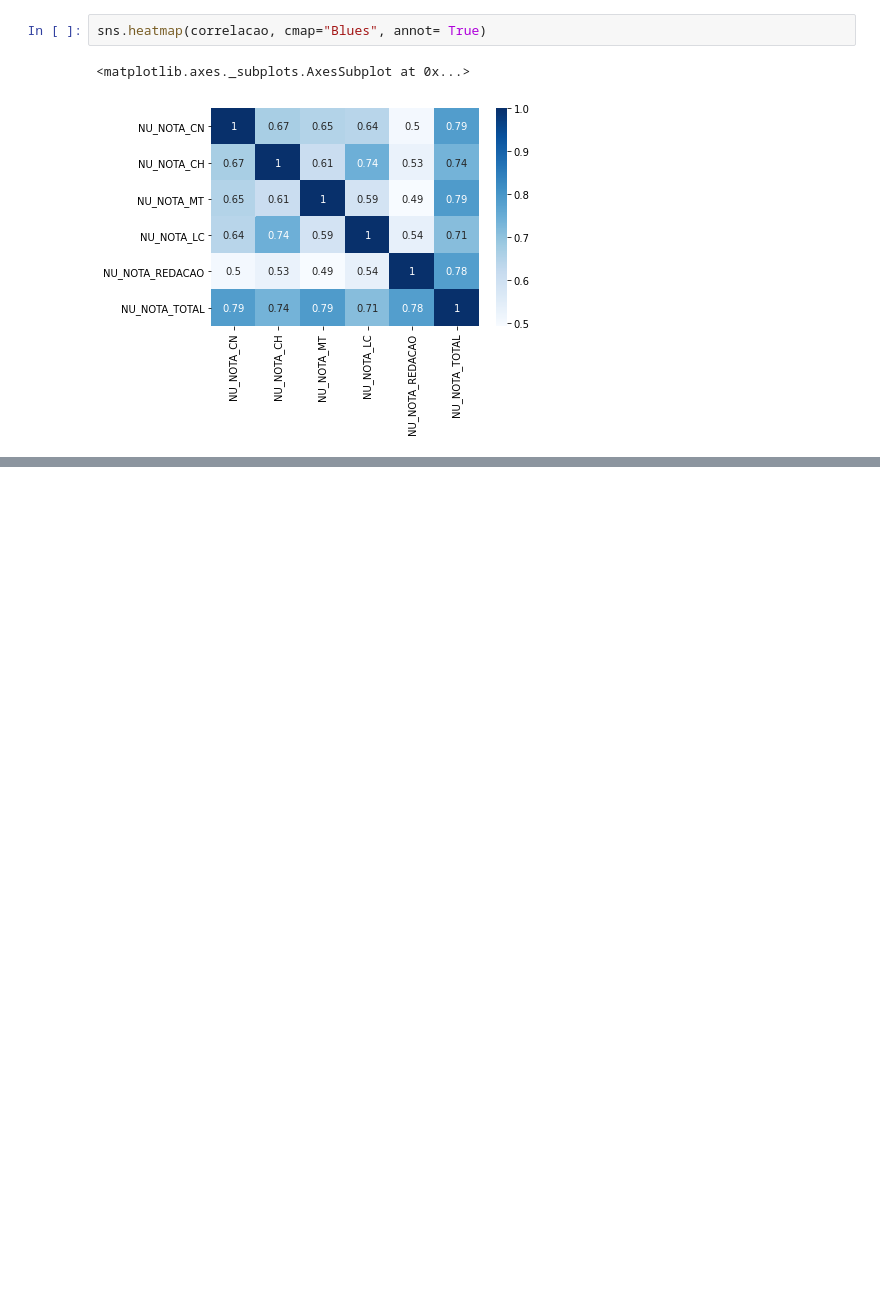
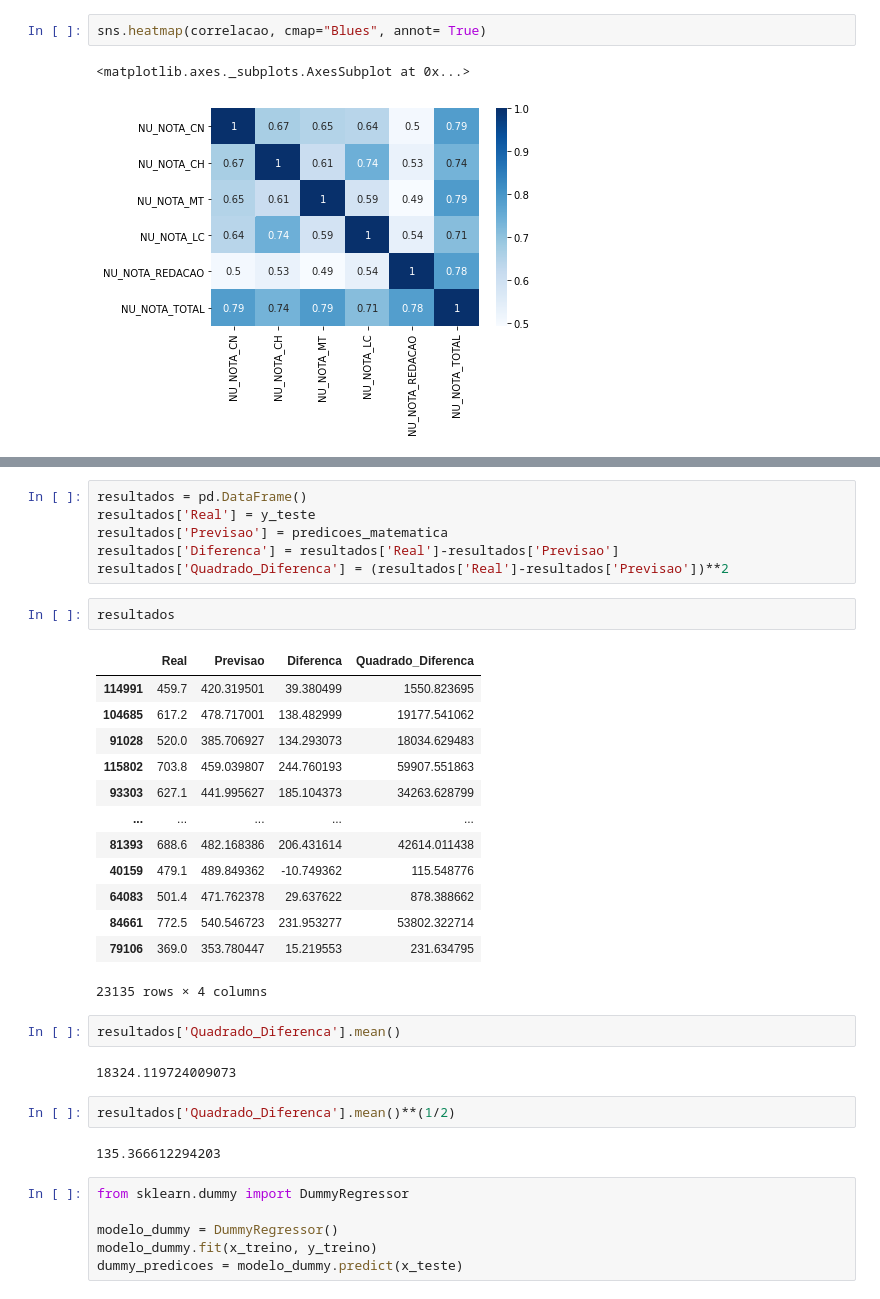
Before and after one commit to agostinhodesena/Imersao_Dados_Alura, a Jupyter notebook: Aulas_Imersao.ipynb, the cells around one changed output, grey strips where cells are left out. Drawn from its saved outputs; the diff is of its cells as text; blank space fills up the shorter version.

```diff
--- a/Aulas_Imersao.ipynb
+++ b/Aulas_Imersao.ipynb
@@ -510,0 +583,36 @@ sns.heatmap(correlacao, cmap="Blues", annot= True)
+# %%
+resultados = pd.DataFrame()
+resultados['Real'] = y_teste
+resultados['Previsao'] = predicoes_matematica
+resultados['Diferenca'] = resultados['Real']-resultados['Previsao']
+resultados['Quadrado_Diferenca'] = (resultados['Real']-resultados['Previsao'])**2
+# %%
+resultados
+# %% [output]
+|  | Real | Previsao | Diferenca | Quadrado_Diferenca |
+| 114991 | 459.7 | 420.319501 | 39.380499 | 1550.823695 |
+| 104685 | 617.2 | 478.717001 | 138.482999 | 19177.541062 |
+| 91028 | 520.0 | 385.706927 | 134.293073 | 18034.629483 |
+| 115802 | 703.8 | 459.039807 | 244.760193 | 59907.551863 |
+| 93303 | 627.1 | 441.995627 | 185.104373 | 34263.628799 |
+| ... | ... | ... | ... | ... |
+| 81393 | 688.6 | 482.168386 | 206.431614 | 42614.011438 |
+| 40159 | 479.1 | 489.849362 | -10.749362 | 115.548776 |
+| 64083 | 501.4 | 471.762378 | 29.637622 | 878.388662 |
+| 84661 | 772.5 | 540.546723 | 231.953277 | 53802.322714 |
+| 79106 | 369.0 | 353.780447 | 15.219553 | 231.634795 |
+23135 rows × 4 columns
+# %%
+resultados['Quadrado_Diferenca'].mean()
+# %% [output]
+18324.119724009073
+# %%
+resultados['Quadrado_Diferenca'].mean()**(1/2)
+# %% [output]
+135.366612294203
+# %%
+from sklearn.dummy import DummyRegressor
+
+modelo_dummy = DummyRegressor()
+modelo_dummy.fit(x_treino, y_treino)
+dummy_predicoes = modelo_dummy.predict(x_teste)
```
Also changed, not shown: parts of 29 cells of this notebook.
